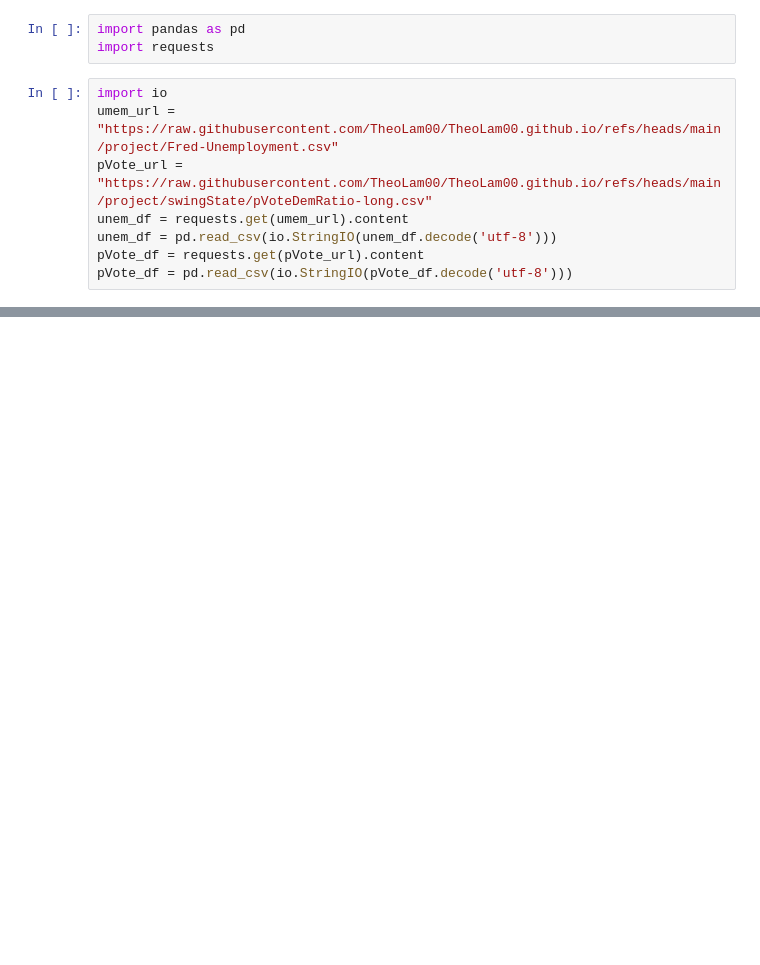
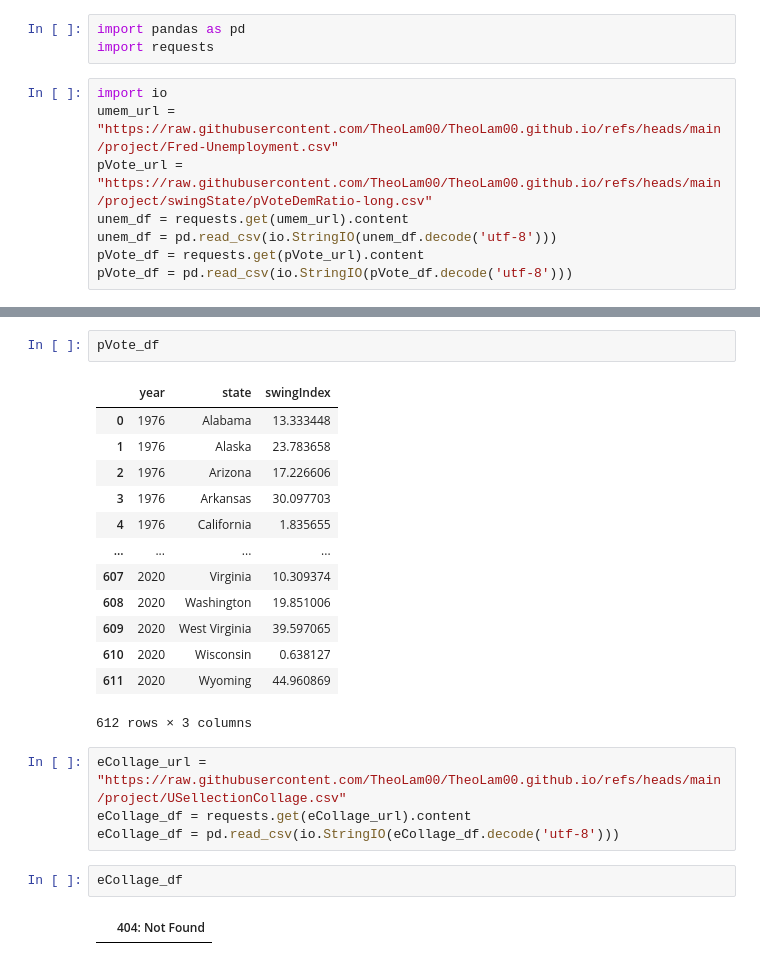
Before and after one commit to TheoLam00/TheoLam00.github.io, a Jupyter notebook: project/unem&pVote.ipynb, the cells around one changed output, grey strips where cells are left out. Saved outputs shown, nothing was run; the diff lists cells and outputs as text; blank space fills up the shorter version.

```diff
--- a/project/unem&pVote.ipynb
+++ b/project/unem&pVote.ipynb
@@ -20,0 +47,24 @@ for i in range(int((2020-1976)/4)+1):
+# %%
+pVote_df
+# %% [output]
+|  | year | state | swingIndex |
+| 0 | 1976 | Alabama | 13.333448 |
+| 1 | 1976 | Alaska | 23.783658 |
+| 2 | 1976 | Arizona | 17.226606 |
+| 3 | 1976 | Arkansas | 30.097703 |
+| 4 | 1976 | California | 1.835655 |
+| ... | ... | ... | ... |
+| 607 | 2020 | Virginia | 10.309374 |
+| 608 | 2020 | Washington | 19.851006 |
+| 609 | 2020 | West Virginia | 39.597065 |
+| 610 | 2020 | Wisconsin | 0.638127 |
+| 611 | 2020 | Wyoming | 44.960869 |
+612 rows × 3 columns
+# %%
+eCollage_url = "https://raw.githubusercontent.com/TheoLam00/TheoLam00.github.io/refs/heads/main/project/USellectionCollage.csv"
+eCollage_df = requests.get(eCollage_url).content
+eCollage_df = pd.read_csv(io.StringIO(eCollage_df.decode('utf-8')))
+# %%
+eCollage_df
+# %% [output]
+|  | 404: Not Found |
```
Also changed, not shown: parts of 4 cells of this notebook.
